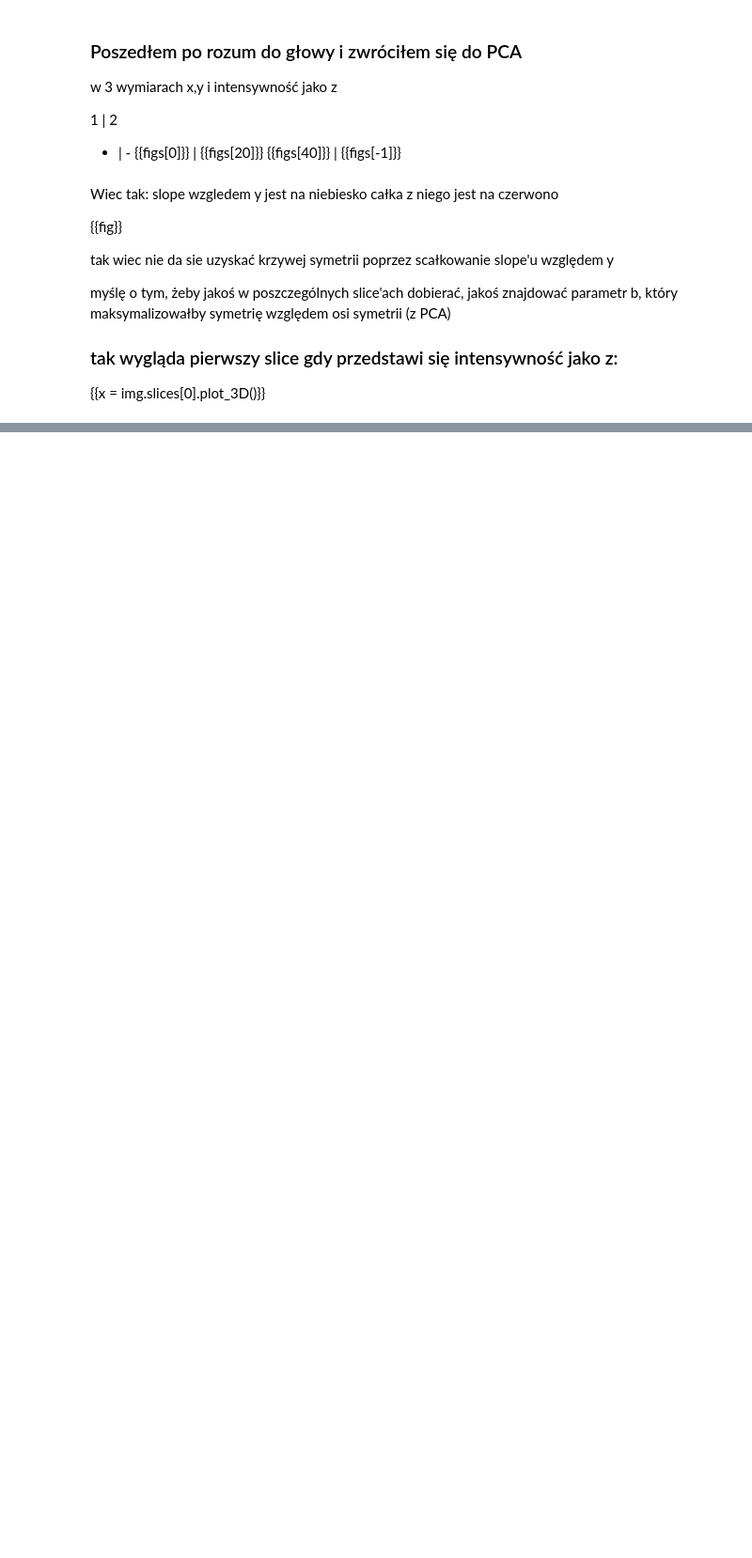
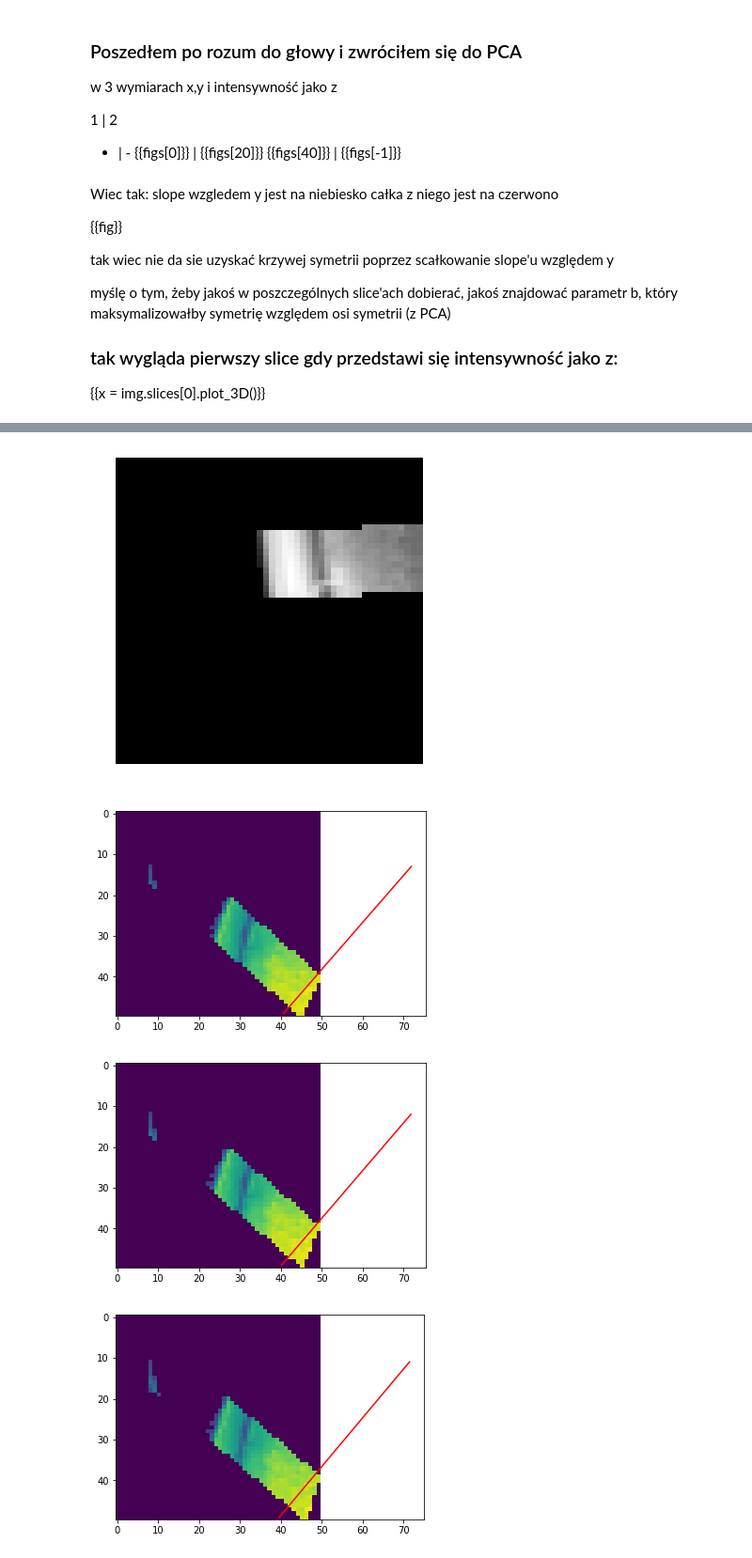
Before and after one commit to michalstepniewski/symmetry, a Jupyter notebook: Hemipheres.ipynb, the cells around one changed output, grey strips where cells are left out. Shown at 94% size. Cells and saved outputs as stored; diff of their text form; code cells hidden in the pictures; blank space fills up the shorter version.

```diff
--- a/Hemipheres.ipynb
+++ b/Hemipheres.ipynb
@@ -524,10 +633,20 @@ i minimalizujemy to (zobaczymy jakie wyniki to da)
 
 potem (druga godzina) sprawdzimy jak to robi ten program symmetry (te votes i w ogole) (optymalizacja paramteru r dla stalej theta)
 # %%
+xs = []
+figs = []
 for slice_i in tqdm(img.slices):
     epsilons = []
-    x = img.get_middle_slice()
-    x.show()
-    #e = x.calc_devs_slice(epsilon_range=[0,30])
-    #min_img.get_slice(y_m=y_m)
-    #epsilons.append(e)
+    x = slice_i.get_middle_slice()
+    xs.append(x)
+    x.calc_devs_slice(epsilon_range=[-20,20])
+
+show(x.array)
+#e = x.calc_devs_slice(epsilon_range=[0,30])
+#min_img.get_slice(y_m=y_m)
+#epsilons.append(e)
+# %% [output]
+[figure, added]
+[figure, added]
+[figure, added]
+[figure, added]
```
Also changed, not shown: parts of 24 cells of this notebook, 1 other file.
